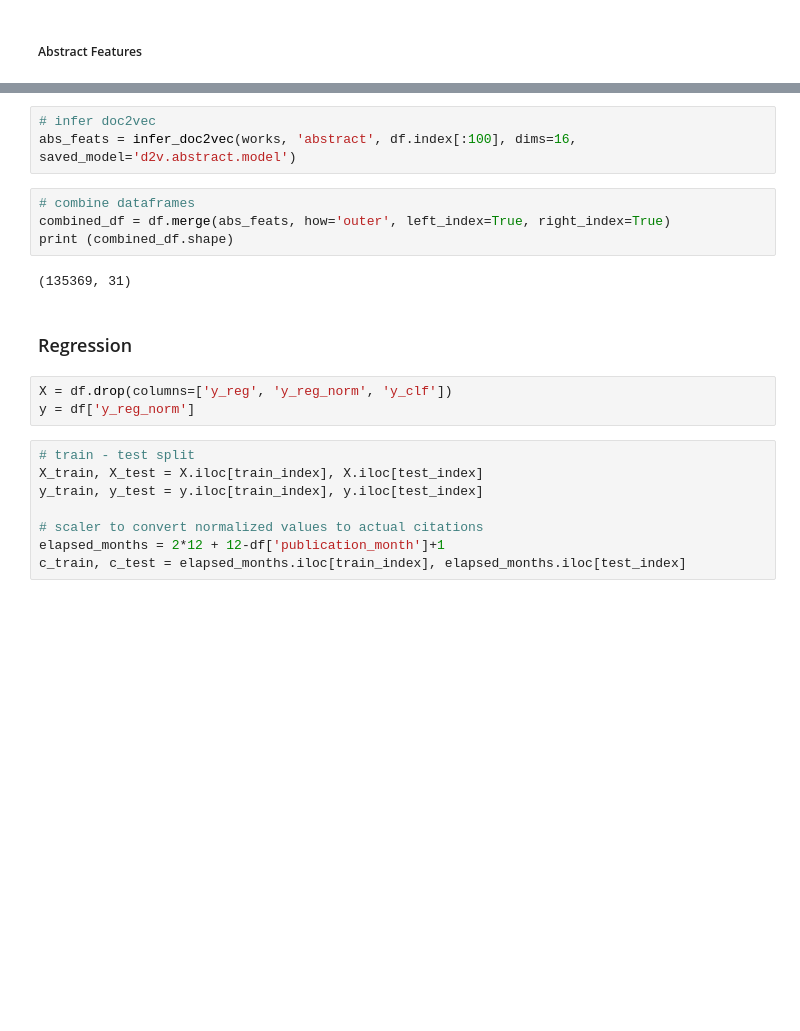
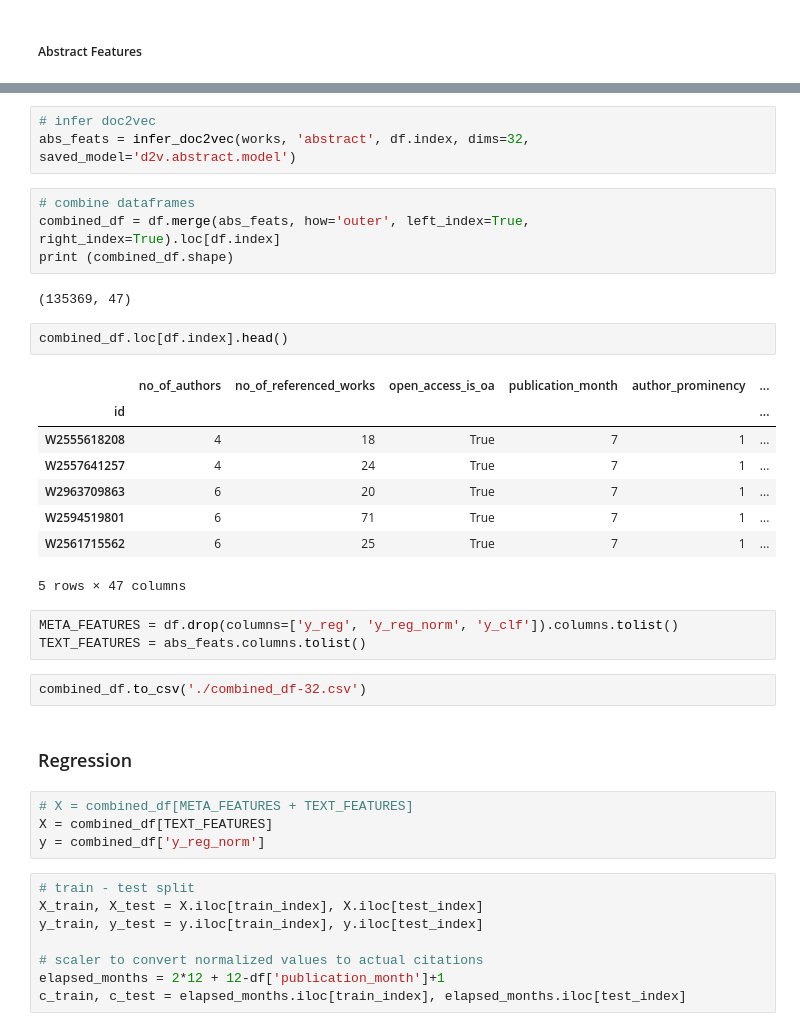
Before and after one commit to gtmdotme/citation_prediction, a Jupyter notebook: data-modeling-gtm.ipynb, the cells around one changed output, grey strips where cells are left out. Cells and saved outputs as stored; diff of their text form; blank space fills up the shorter version.

```diff
--- a/data-modeling-gtm.ipynb
+++ b/data-modeling-gtm.ipynb
@@ -145,18 +145,35 @@ train_doc2vec(docs, dims=16, saved_model_name='d2v.abstract.model')
 Model Saved: d2v.abstract.model
 # %%
 # infer doc2vec
-abs_feats = infer_doc2vec(works, 'abstract', df.index[:100], dims=16, saved_model='d2v.abstract.model')
+abs_feats = infer_doc2vec(works, 'abstract', df.index, dims=32, saved_model='d2v.abstract.model')
 # %%
 # combine dataframes
-combined_df = df.merge(abs_feats, how='outer', left_index=True, right_index=True)
+combined_df = df.merge(abs_feats, how='outer', left_index=True, right_index=True).loc[df.index]
 print (combined_df.shape)
 # %% [output]
-(135369, 31)
+(135369, 47)
+# %%
+combined_df.loc[df.index].head()
+# %% [output]
+|  | no_of_authors | no_of_referenced_works | open_access_is_oa | publication_month | author_prominency | ... |
+| id |  |  |  |  |  | ... |
+| W2555618208 | 4 | 18 | True | 7 | 1 | ... |
+| W2557641257 | 4 | 24 | True | 7 | 1 | ... |
+| W2963709863 | 6 | 20 | True | 7 | 1 | ... |
+| W2594519801 | 6 | 71 | True | 7 | 1 | ... |
+| W2561715562 | 6 | 25 | True | 7 | 1 | ... |
+5 rows × 47 columns
+# %%
+META_FEATURES = df.drop(columns=['y_reg', 'y_reg_norm', 'y_clf']).columns.tolist()
+TEXT_FEATURES = abs_feats.columns.tolist()
+# %%
+combined_df.to_csv('./combined_df-32.csv')
 # %% [markdown]
 ### Regression
 # %%
-X = df.drop(columns=['y_reg', 'y_reg_norm', 'y_clf'])
-y = df['y_reg_norm']
+# X = combined_df[META_FEATURES + TEXT_FEATURES]
+X = combined_df[TEXT_FEATURES]
+y = combined_df['y_reg_norm']
 # %%
 # train - test split
 X_train, X_test = X.iloc[train_index], X.iloc[test_index]
```
Also changed, not shown: parts of 9 cells of this notebook, 1 other file.
